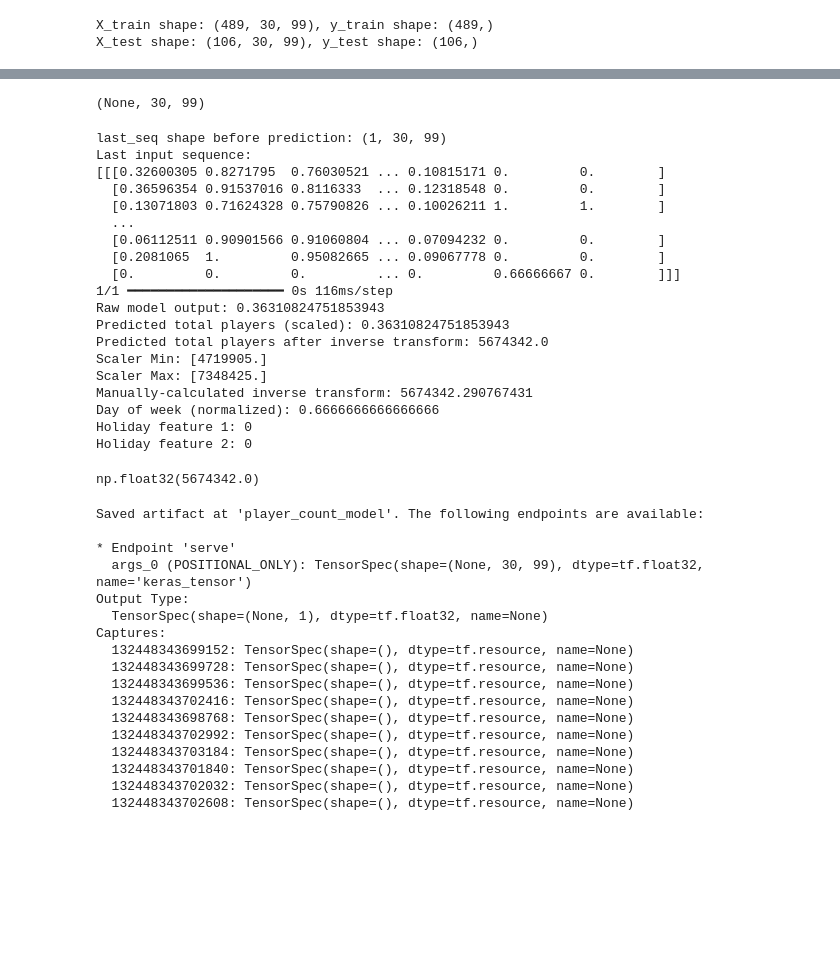
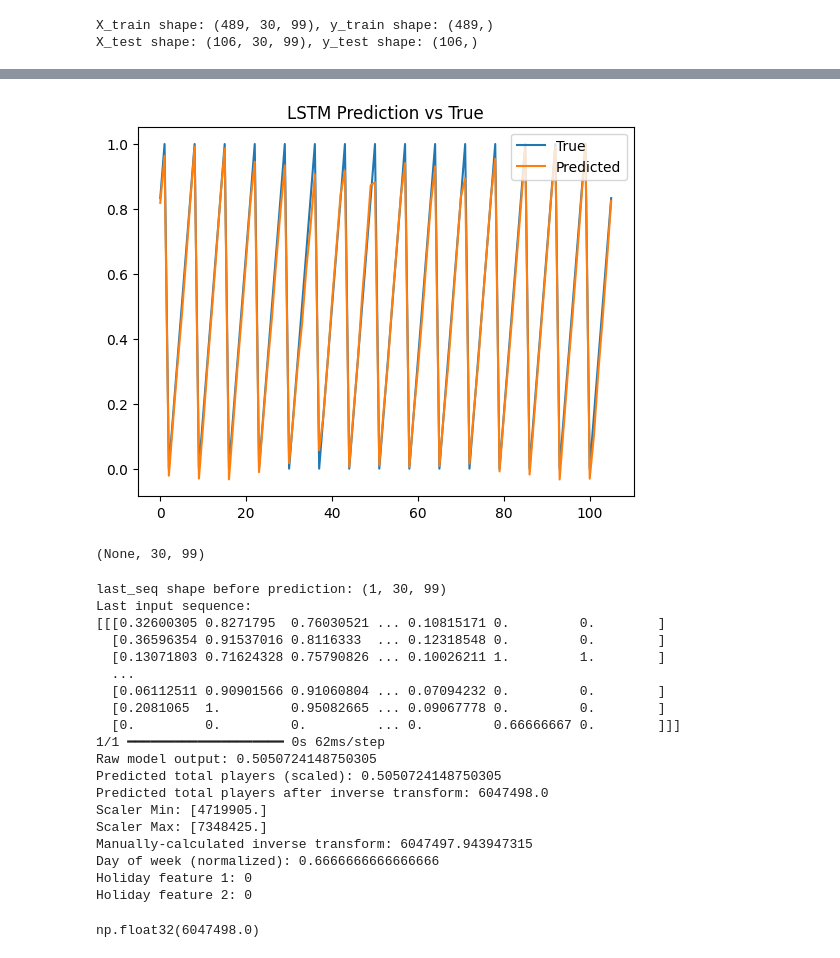
Before and after one commit to reemchaaban/game_system, a Jupyter notebook: data-processing/player_count_model.ipynb, the cells around one changed output, grey strips where cells are left out. Drawn from its saved outputs; the diff is of its cells as text; code cells hidden in the pictures; blank space fills up the shorter version.

Commit message:
Added MLflow for tracking

```diff
--- a/data-processing/player_count_model.ipynb
+++ b/data-processing/player_count_model.ipynb
@@ -42,7 +56,7 @@ Requirement already satisfied: certifi>=2017.4.17 in /usr/local/lib/python3.11/d
 # %%
 # load dataset
 drive.mount('/content/drive')
-drive_base_path = '/content/drive/My Drive/503Nproj/player-count-history'
+drive_base_path = '/content/drive/My Drive/503Nproj/datasets'
 file_path = os.path.join(drive_base_path, 'player_count_history.csv')
 df = pd.read_csv(file_path, parse_dates=['date'])
 # %% [output]
@@ -128,6 +142,15 @@ print(f"X_test shape: {X_test.shape}, y_test shape: {y_test.shape}")
 # %% [output]
 X_train shape: (489, 30, 99), y_train shape: (489,)
 X_test shape: (106, 30, 99), y_test shape: (106,)
+# %%
+mlflow.tensorflow.autolog(disable=True)
+
+class MLflowLoggingCallback(Callback):
+    def on_epoch_end(self, epoch, logs=None):
+        logs = logs or {}
+        print(f"\nEpoch {epoch} logs: {logs}\n")
+        for key, value in logs.items():
+            mlflow.log_metric(key, value, step=epoch)
 # %%
 # LSTM model training
 model = Sequential([
@@ -139,7 +162,13 @@ model = Sequential([
     Dense(1)
 ])
 
-model.compile(optimizer='adam', loss='mse')
-model.fit(X_train, y_train, epochs=30, batch_size=16, validation_data=(X_test, y_test))
+model.compile(optimizer='adam', loss='mse', metrics=['mae', 'mse'])
+
+with mlflow.start_run():
+  model.fit(X_train, y_train,
+            epochs=30,
+            batch_size=16,
+            validation_data=(X_test, y_test),
+            callbacks=[MLflowLoggingCallback()])
 # %% [output]
 Epoch 1/30
@@ -177,0 +192,11 @@ MAE: 122608.39308176069, RMSE: 197654.14833836447, R^2: 0.9491055460797315
+# %%
+# model evaluation
+y_pred = model.predict(X_test)
+
+plt.plot(np.arange(len(y_test)), y_test, label="True")
+plt.plot(np.arange(len(y_pred)), y_pred, label="Predicted")
+plt.legend()
+plt.title("LSTM Prediction vs True")
+
+plt.savefig("prediction_plot.png")
+# %% [output]
@@ -178,3 +204,4 @@ MAE: 122608.39308176069, RMSE: 197654.14833836447, R^2: 0.9491055460797315
+[figure, added]
 # %%
 print(model.input_shape)  # expecting: (None, sequence_length, feature_size)
 # %% [output]
@@ -247,35 +274,14 @@ Last input sequence:
   [0.06112511 0.90901566 0.91060804 ... 0.07094232 0.         0.        ]
   [0.2081065  1.         0.95082665 ... 0.09067778 0.         0.        ]
   [0.         0.         0.         ... 0.         0.66666667 0.        ]]]
-1/1 ━━━━━━━━━━━━━━━━━━━━ 0s 116ms/step
-Raw model output: 0.36310824751853943
-Predicted total players (scaled): 0.36310824751853943
-Predicted total players after inverse transform: 5674342.0
+1/1 ━━━━━━━━━━━━━━━━━━━━ 0s 62ms/step
+Raw model output: 0.5050724148750305
+Predicted total players (scaled): 0.5050724148750305
+Predicted total players after inverse transform: 6047498.0
 Scaler Min: [4719905.]
 Scaler Max: [7348425.]
-Manually-calculated inverse transform: 5674342.290767431
+Manually-calculated inverse transform: 6047497.943947315
 Day of week (normalized): 0.6666666666666666
 Holiday feature 1: 0
 Holiday feature 2: 0
-np.float32(5674342.0)
+np.float32(6047498.0)
-# %%
-# from tensorflow import keras
-model.export("player_count_model")
-# %% [output]
-Saved artifact at 'player_count_model'. The following endpoints are available:
-
-* Endpoint 'serve'
-  args_0 (POSITIONAL_ONLY): TensorSpec(shape=(None, 30, 99), dtype=tf.float32, name='keras_tensor')
-Output Type:
-  TensorSpec(shape=(None, 1), dtype=tf.float32, name=None)
-Captures:
-  132448343699152: TensorSpec(shape=(), dtype=tf.resource, name=None)
-  132448343699728: TensorSpec(shape=(), dtype=tf.resource, name=None)
-  132448343699536: TensorSpec(shape=(), dtype=tf.resource, name=None)
-  132448343702416: TensorSpec(shape=(), dtype=tf.resource, name=None)
-  132448343698768: TensorSpec(shape=(), dtype=tf.resource, name=None)
-  132448343702992: TensorSpec(shape=(), dtype=tf.resource, name=None)
-  132448343703184: TensorSpec(shape=(), dtype=tf.resource, name=None)
-  132448343701840: TensorSpec(shape=(), dtype=tf.resource, name=None)
-  132448343702032: TensorSpec(shape=(), dtype=tf.resource, name=None)
-  132448343702608: TensorSpec(shape=(), dtype=tf.resource, name=None)
```
Also changed, not shown: parts of 13 cells of this notebook.
